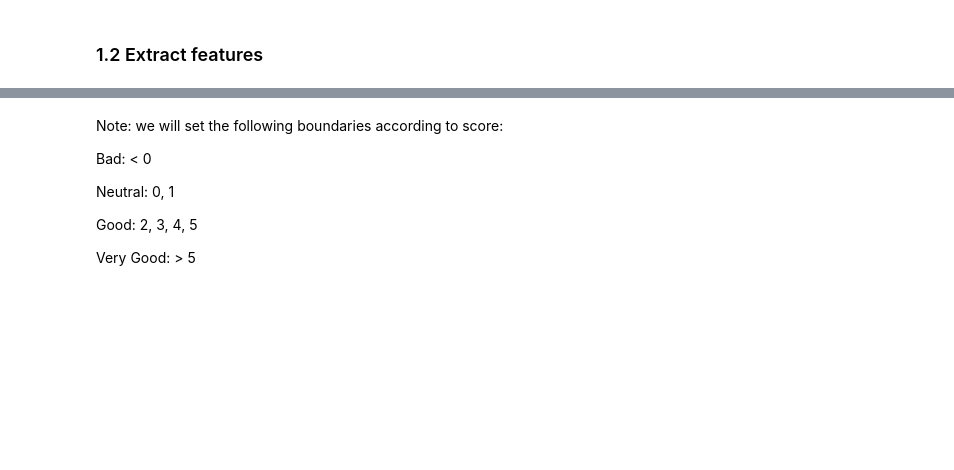
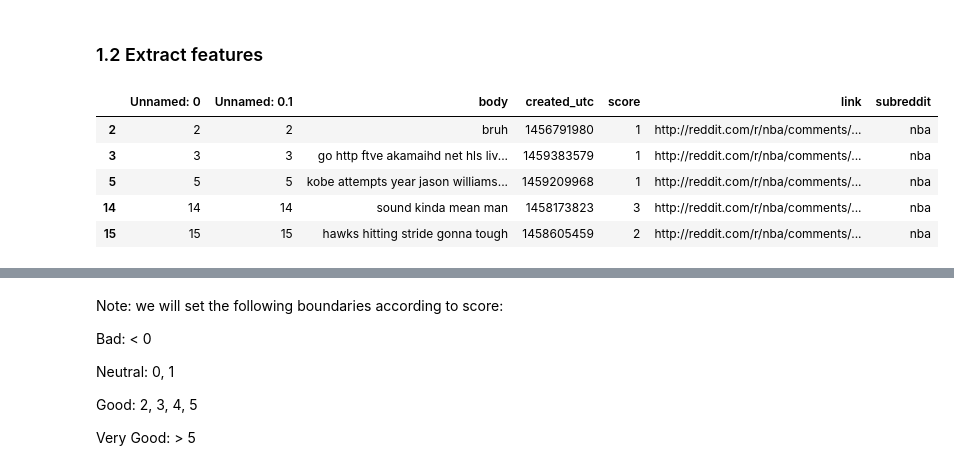
Before and after one commit to AndrewNg/COS424A4, a Jupyter notebook: SWorkbook.ipynb, the cells around one changed output, grey strips where cells are left out. Cells and saved outputs as stored; diff of their text form; code cells hidden in the pictures; blank space fills up the shorter version.

```diff
--- a/SWorkbook.ipynb
+++ b/SWorkbook.ipynb
@@ -58,3 +80,12 @@ for row in dft['body']:
     sentences.append(remove_nan(row))
 # %%
 print(remove_nan(str(float('nan'))))
+# %%
+dft.head()
+# %% [output]
+|  | Unnamed: 0 | Unnamed: 0.1 | body | created_utc | score | link | subreddit |
+| 2 | 2 | 2 | bruh | 1456791980 | 1 | http://reddit.com/r/nba/comments/... | nba |
+| 3 | 3 | 3 | go http ftve akamaihd net hls liv... | 1459383579 | 1 | http://reddit.com/r/nba/comments/... | nba |
+| 5 | 5 | 5 | kobe attempts year jason williams... | 1459209968 | 1 | http://reddit.com/r/nba/comments/... | nba |
+| 14 | 14 | 14 | sound kinda mean man | 1458173823 | 3 | http://reddit.com/r/nba/comments/... | nba |
+| 15 | 15 | 15 | hawks hitting stride gonna tough | 1458605459 | 2 | http://reddit.com/r/nba/comments/... | nba |
```
Also changed, not shown: parts of 22 cells of this notebook, 1 other file.
